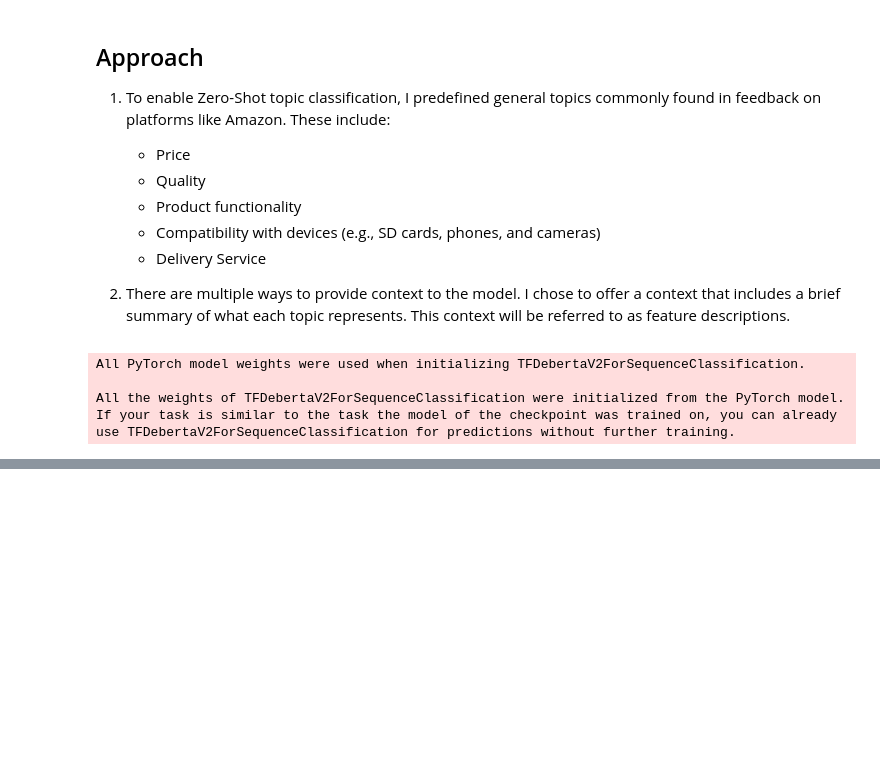
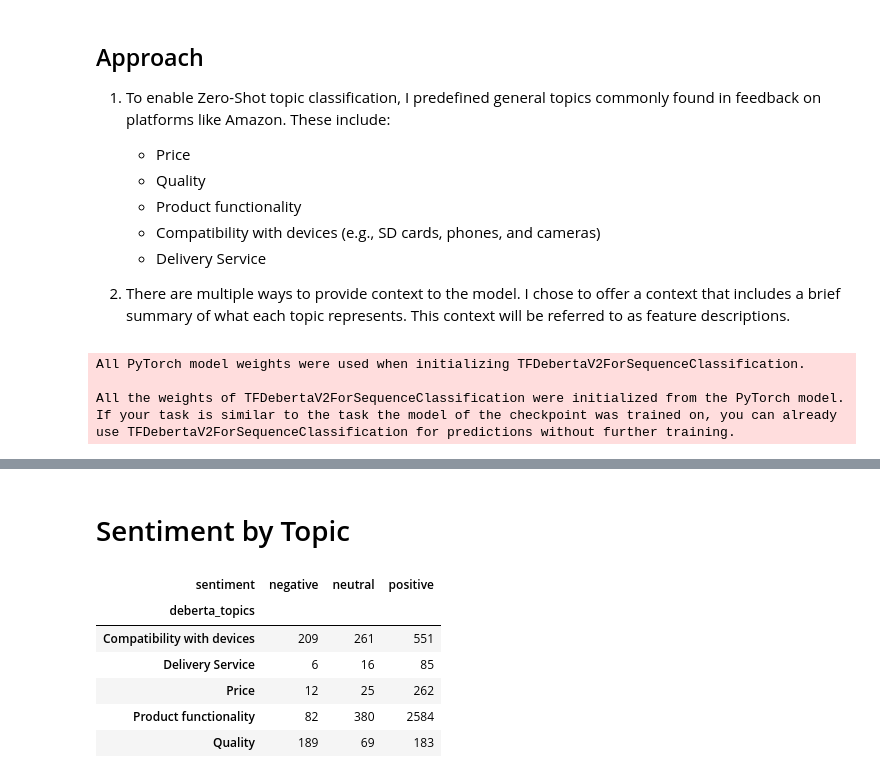
Before and after one commit to MaiconKevyn/amazon-feedback-analysis, a Jupyter notebook: intro.ipynb, the cells around one changed output, grey strips where cells are left out. Drawn from its saved outputs; the diff is of its cells as text; code cells hidden in the pictures; blank space fills up the shorter version.

```diff
--- a/intro.ipynb
+++ b/intro.ipynb
@@ -484,0 +489,13 @@ def extract_top_topic(topic_dict, threshold):
+# %% [markdown]
+# Sentiment by Topic
+# %%
+topic_sentiment_count = df.groupby(['deberta_topics', 'sentiment']).size().unstack(fill_value=0)
+topic_sentiment_count
+# %% [output]
+| sentiment | negative | neutral | positive |
+| deberta_topics |  |  |  |
+| Compatibility with devices | 209 | 261 | 551 |
+| Delivery Service | 6 | 16 | 85 |
+| Price | 12 | 25 | 262 |
+| Product functionality | 82 | 380 | 2584 |
+| Quality | 189 | 69 | 183 |
```
Also changed, not shown: parts of 5 cells of this notebook.
